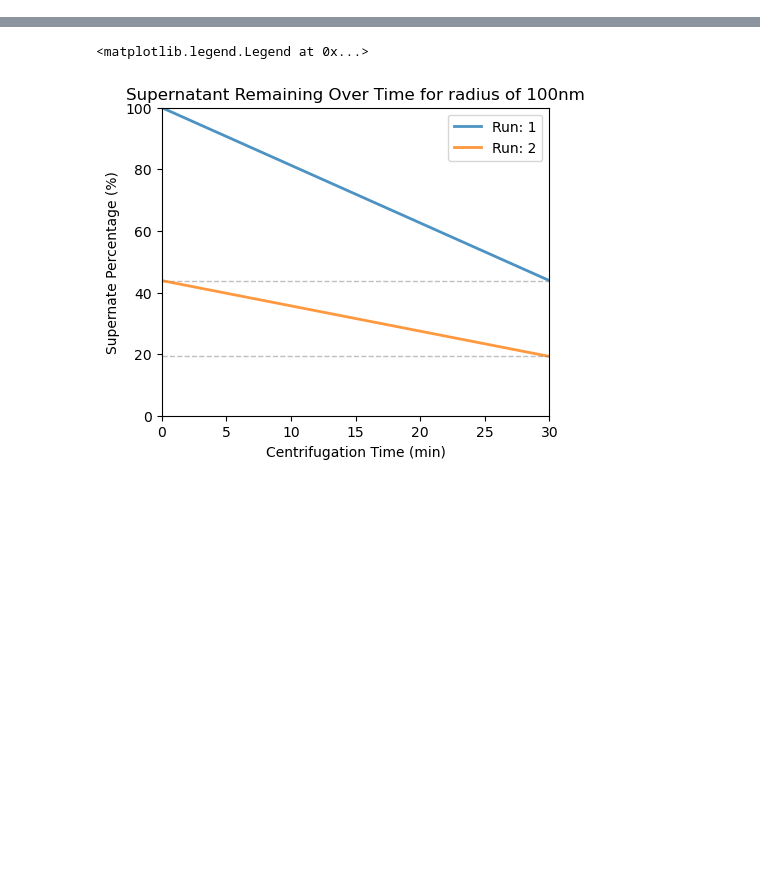
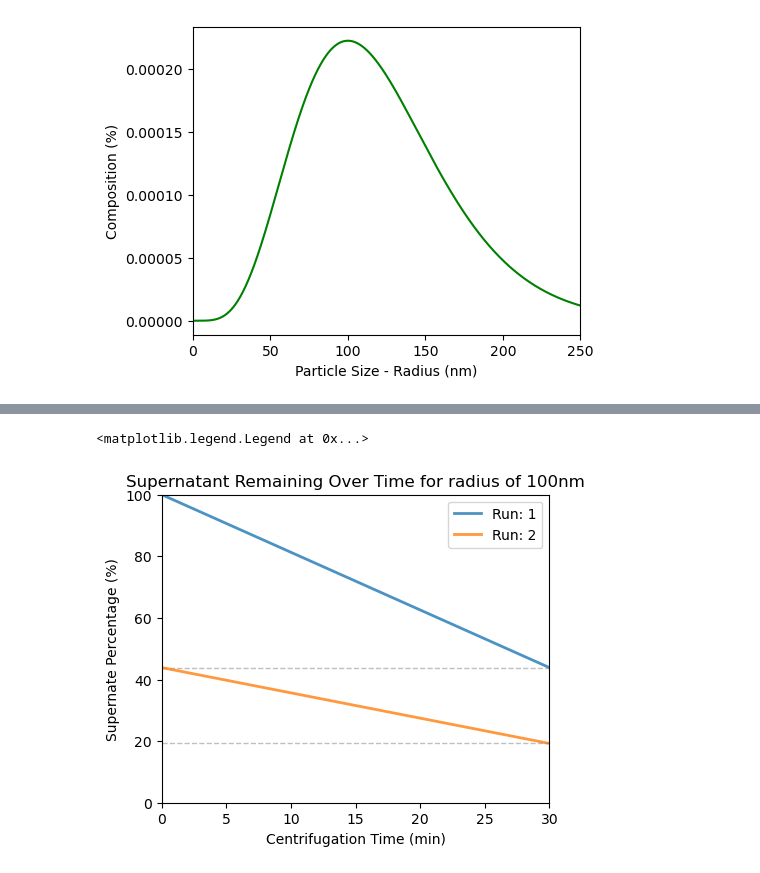
Before and after one commit to williammcmp/Nano-Particle-Playground, a Jupyter notebook: Centrifugation Model.ipynb, the cells around one changed output, grey strips where cells are left out. Saved outputs shown, nothing was run; the diff lists cells and outputs as text; code cells hidden in the pictures; blank space fills up the shorter version.

```diff
--- a/Centrifugation Model.ipynb
+++ b/Centrifugation Model.ipynb
@@ -22,6 +27,26 @@ liquid_viscosity = 1 # water (mPa.s)
 particle_density = 2330 # silicon (kg.m^2)
 # %%
 # Inital size distribution - uniformed distribution
-count = 100
+count = 10000
 size = np.linspace(1,251,count) * 1e-9
-probability = np.ones(count)
+
+shape_param = 6.0  # shape parameter (k)
+scale_param = 20.0  # scale parameter (theta)
+
+probability = gamma.pdf(size * 1e9, shape_param, scale=scale_param)
+
+# Normalize the probability
+probability /= np.sum(probability)
+
+fig, ax = plt.subplots(figsize=(5,4))
+ax.plot(size*1e9, probability, color='Green')
+
+ax.set_xlim([0,250])
+# ax.set_ylim([0,1.1])
+
+ax.set_xlabel("Particle Size - Radius (nm)")
+ax.set_ylabel("Composition (%)")
+
+plt.show(fig)
+# %% [output]
+[figure, added]
```
Also changed, not shown: parts of 9 cells of this notebook.
